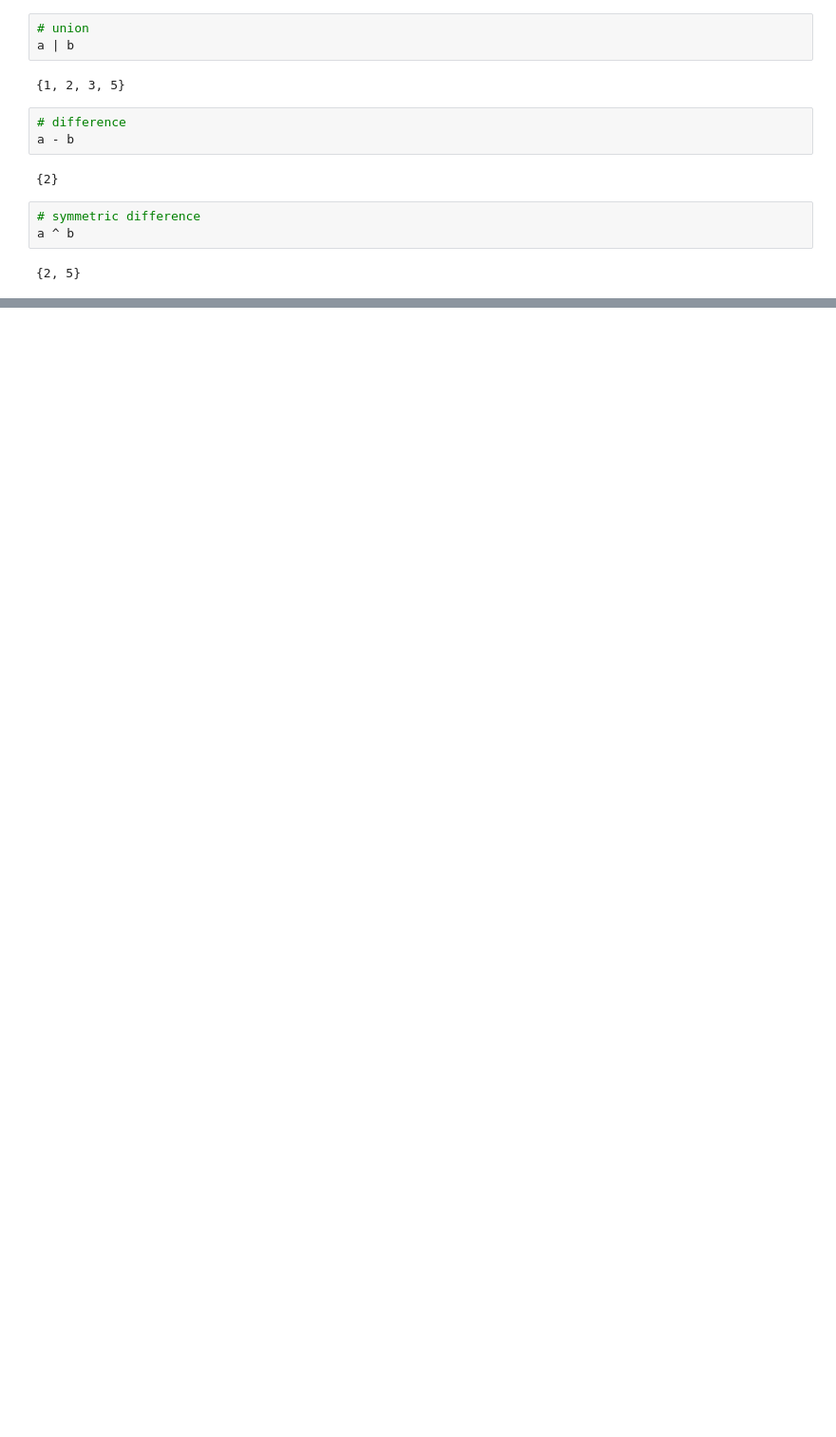
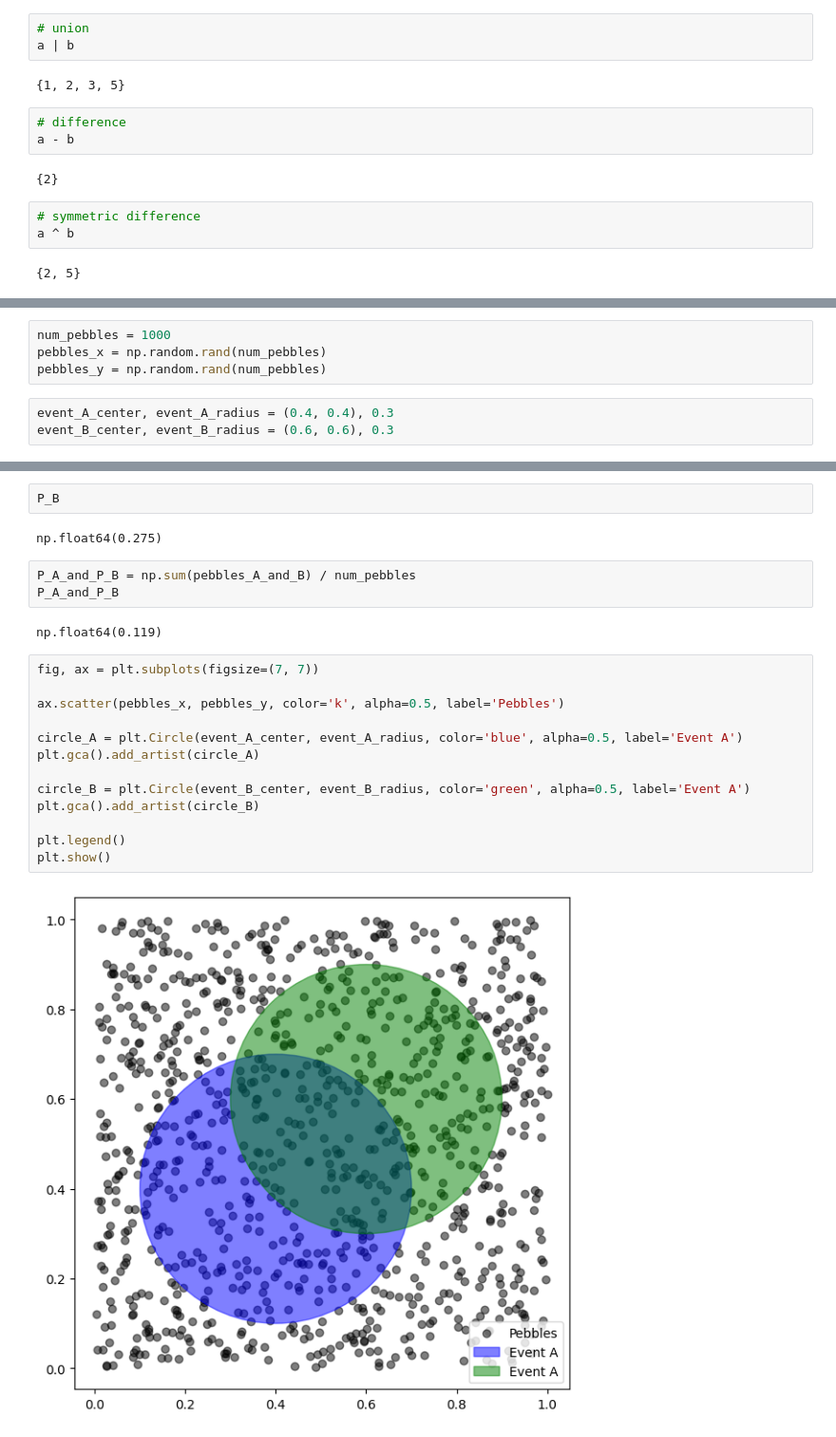
Before and after one commit to Kinetics20/Data_Science_Statistics, a Jupyter notebook: workshop/exercises_4.ipynb, the cells around one changed output, grey strips where cells are left out. Shown at 95% size. Drawn from its saved outputs; the diff is of its cells as text; blank space fills up the shorter version.

```diff
--- a/workshop/exercises_4.ipynb
+++ b/workshop/exercises_4.ipynb
@@ -23,0 +31,7 @@ a ^ b
+# %%
+num_pebbles = 1000
+pebbles_x = np.random.rand(num_pebbles)
+pebbles_y = np.random.rand(num_pebbles)
+# %%
+event_A_center, event_A_radius = (0.4, 0.4), 0.3
+event_B_center, event_B_radius = (0.6, 0.6), 0.3
@@ -23,0 +73,24 @@ a ^ b
+# %%
+P_B
+# %% [output]
+np.float64(0.275)
+# %%
+P_A_and_P_B = np.sum(pebbles_A_and_B) / num_pebbles
+P_A_and_P_B
+# %% [output]
+np.float64(0.119)
+# %%
+fig, ax = plt.subplots(figsize=(7, 7))
+
+ax.scatter(pebbles_x, pebbles_y, color='k', alpha=0.5, label='Pebbles')
+
+circle_A = plt.Circle(event_A_center, event_A_radius, color='blue', alpha=0.5, label='Event A')
+plt.gca().add_artist(circle_A)
+
+circle_B = plt.Circle(event_B_center, event_B_radius, color='green', alpha=0.5, label='Event A')
+plt.gca().add_artist(circle_B)
+
+plt.legend()
+plt.show()
+# %% [output]
+[figure, added]
```
Also changed, not shown: parts of 8 cells of this notebook, 1 other file.
